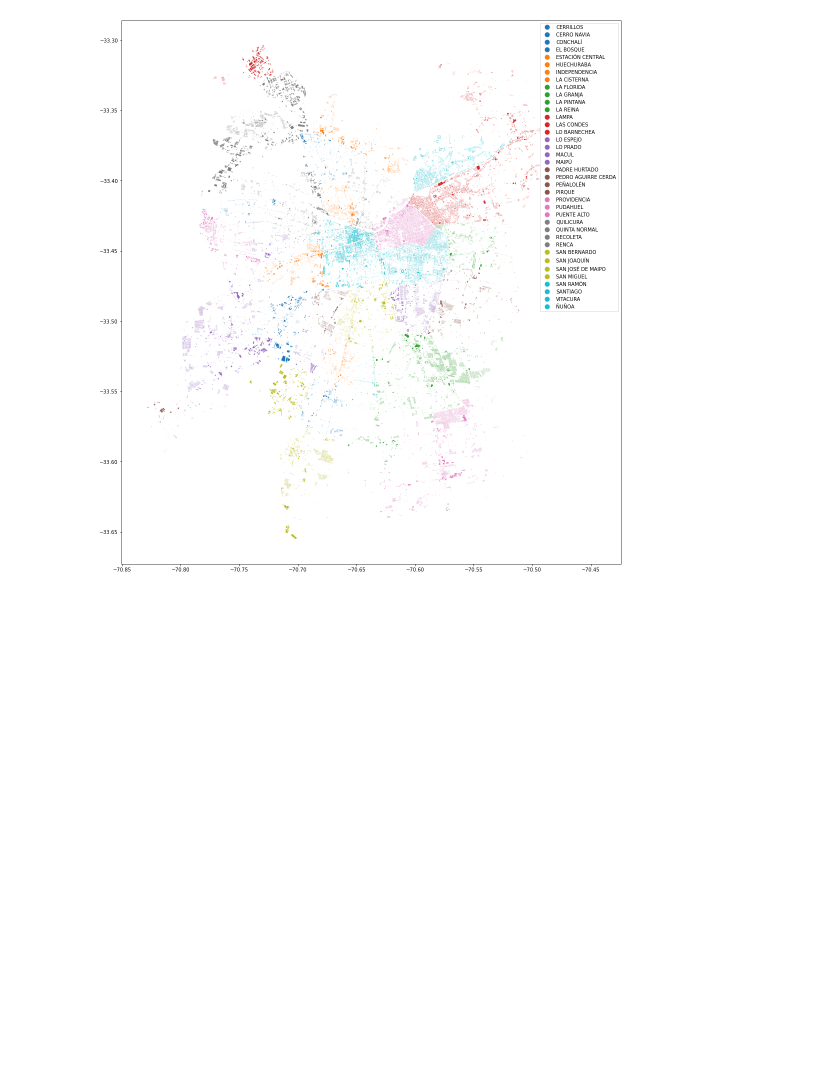
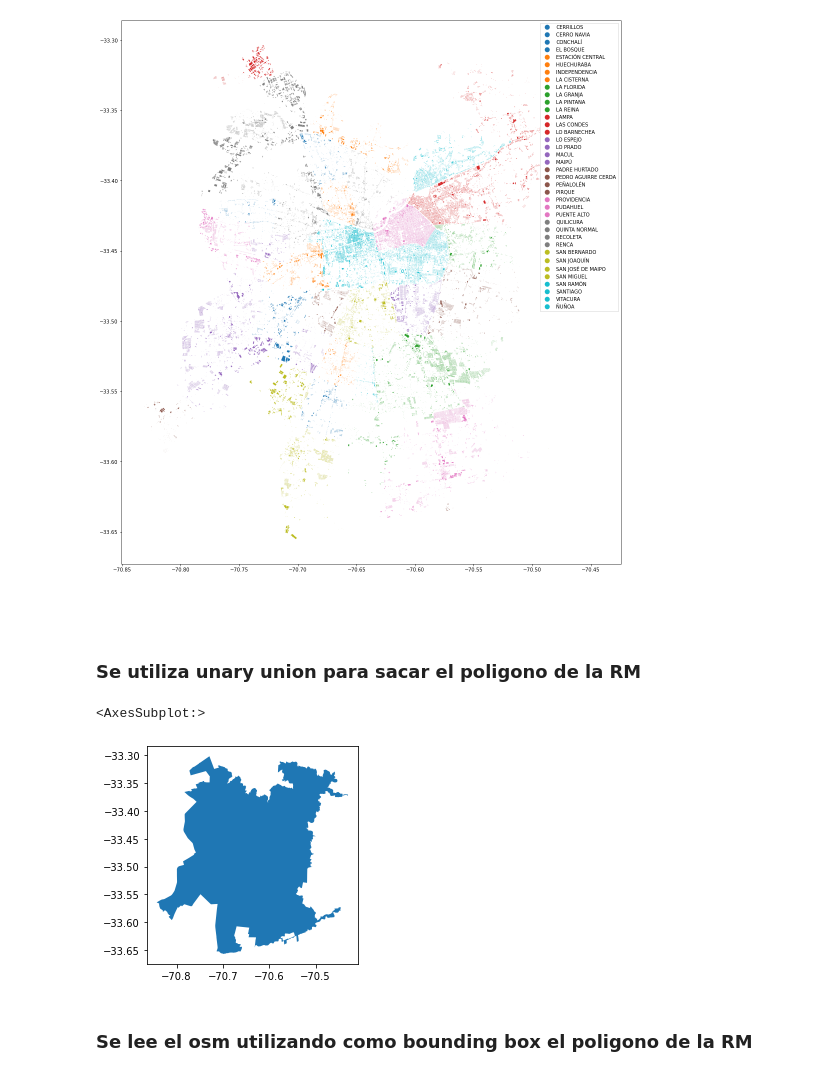
Before and after one commit to jotasplvd/Loading-OSM-in-Jupyter-Notebook, a Jupyter notebook: Open Street Map Data.ipynb, the cells around one changed output. Saved outputs shown, nothing was run; the diff lists cells and outputs as text; code cells hidden in the pictures; blank space fills up the shorter version.

```diff
--- a/Open Street Map Data.ipynb
+++ b/Open Street Map Data.ipynb
@@ -53,3 +55,16 @@ rm_osm.plot(figsize=(20,20), linewidth=5, column='NOM_COMUNA', legend=True)
 # %% [output]
 <AxesSubplot:>
 [figure]
+# %% [markdown]
+# ##################################################################
+# %% [markdown]
+### Se utiliza unary union para sacar el poligono de la RM
+# %%
+limites = rm_clean.geometry.unary_union
+limites_gpd = gpd.GeoDataFrame(geometry=[limites],crs=rm_clean.crs)
+limites_gpd.plot()
+# %% [output]
+<AxesSubplot:>
+[figure, added]
+# %% [markdown]
+### Se lee el osm utilizando como bounding box el poligono de la RM
```
Also changed, not shown: parts of 15 cells of this notebook.
